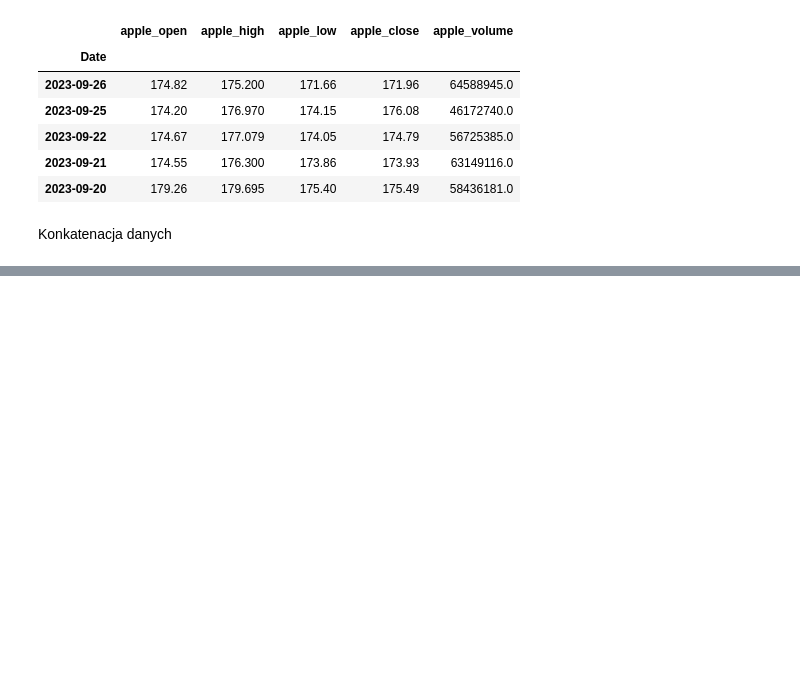
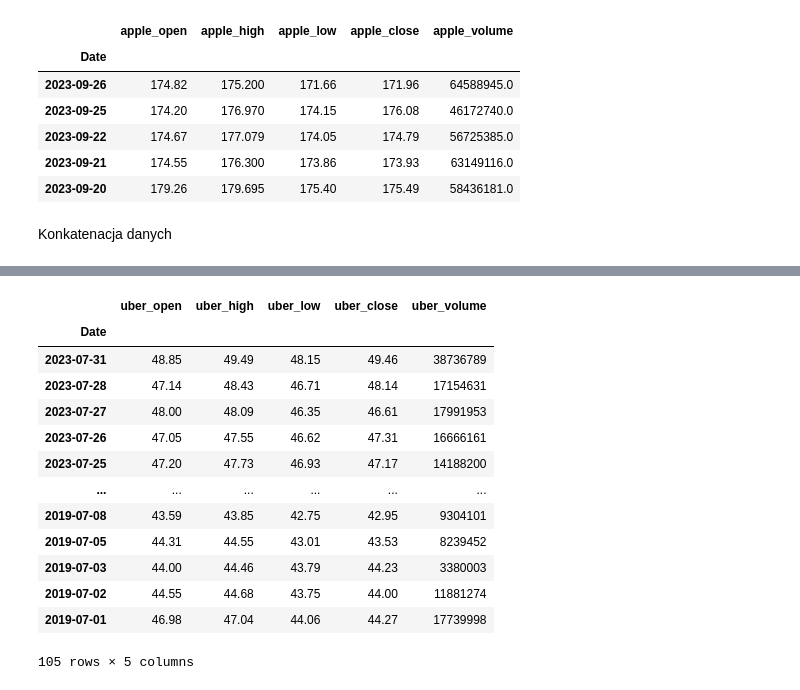
Before and after one commit to jakubdaron/data_science_course_udemy, a Jupyter notebook: 04_laczenie_danych.ipynb, the cells around one changed output, grey strips where cells are left out. Saved outputs shown, nothing was run; the diff lists cells and outputs as text; code cells hidden in the pictures; blank space fills up the shorter version.

```diff
--- a/04_laczenie_danych.ipynb
+++ b/04_laczenie_danych.ipynb
@@ -86,0 +201,18 @@ df.describe().T
+# %%
+uber_7 = uber[uber.index.month == 7]
+uber_7
+# %% [output]
+|  | uber_open | uber_high | uber_low | uber_close | uber_volume |
+| Date |  |  |  |  |  |
+| 2023-07-31 | 48.85 | 49.49 | 48.15 | 49.46 | 38736789 |
+| 2023-07-28 | 47.14 | 48.43 | 46.71 | 48.14 | 17154631 |
+| 2023-07-27 | 48.00 | 48.09 | 46.35 | 46.61 | 17991953 |
+| 2023-07-26 | 47.05 | 47.55 | 46.62 | 47.31 | 16666161 |
+| 2023-07-25 | 47.20 | 47.73 | 46.93 | 47.17 | 14188200 |
+| ... | ... | ... | ... | ... | ... |
+| 2019-07-08 | 43.59 | 43.85 | 42.75 | 42.95 | 9304101 |
+| 2019-07-05 | 44.31 | 44.55 | 43.01 | 43.53 | 8239452 |
+| 2019-07-03 | 44.00 | 44.46 | 43.79 | 44.23 | 3380003 |
+| 2019-07-02 | 44.55 | 44.68 | 43.75 | 44.00 | 11881274 |
+| 2019-07-01 | 46.98 | 47.04 | 44.06 | 44.27 | 17739998 |
+105 rows × 5 columns
```
Also changed, not shown: parts of 12 cells of this notebook.
